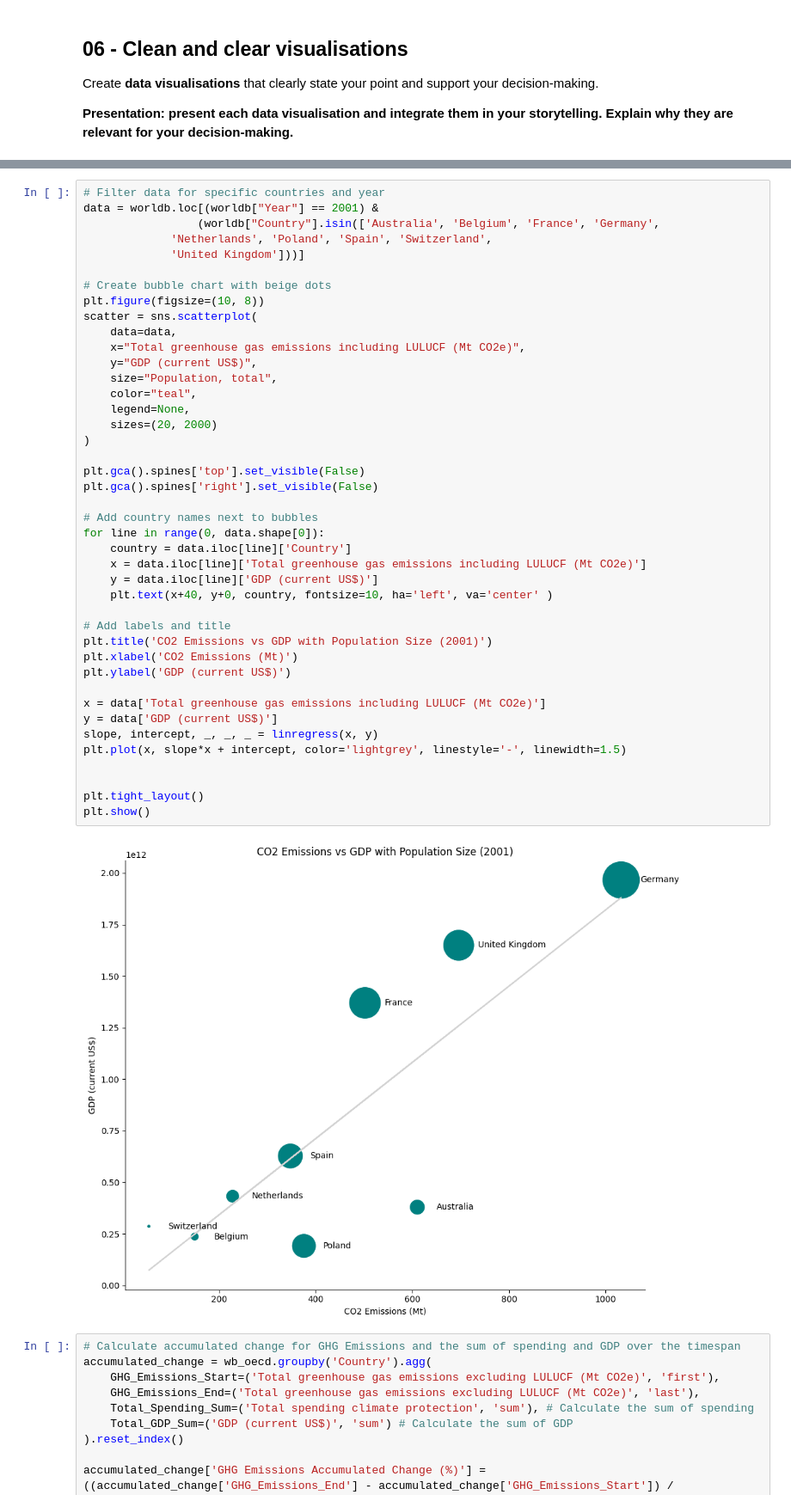
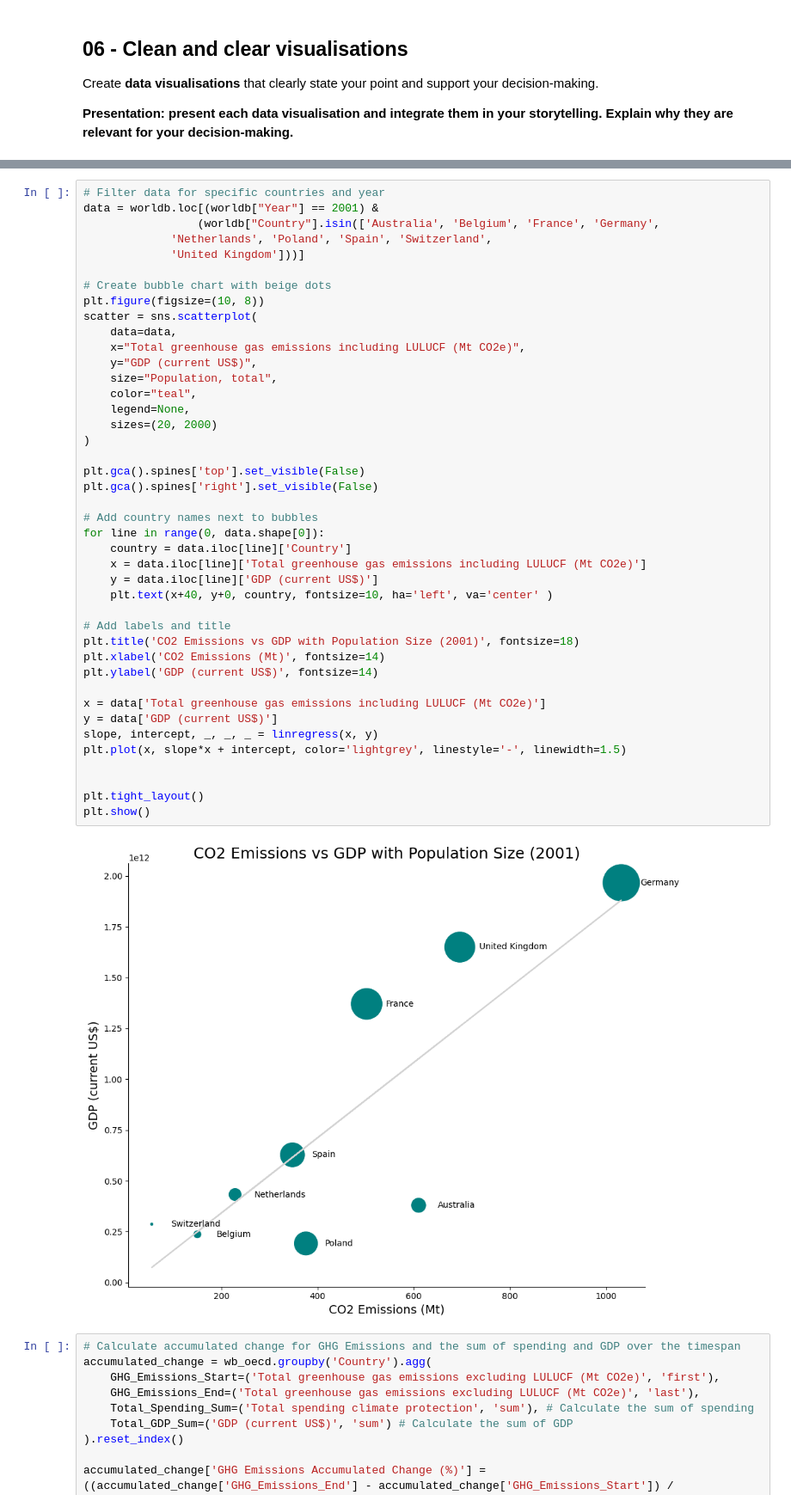
Before and after one commit to cedrickopp-esmt/data_wrangling_team_pluto, a Jupyter notebook: Team_pluto_part03.ipynb, the cells around one changed output, grey strips where cells are left out. Shown: that part at 86% size. Drawn from its saved outputs; the diff is of its cells as text.

```diff
--- a/Team_pluto_part03.ipynb
+++ b/Team_pluto_part03.ipynb
@@ -314,37 +310,37 @@ scatter = sns.scatterplot(
     data=data,
     x="Total greenhouse gas emissions including LULUCF (Mt CO2e)",
     y="GDP (current US$)",
     size="Population, total",
     color="teal",
     legend=None,
     sizes=(20, 2000)
 )
 
 plt.gca().spines['top'].set_visible(False)
 plt.gca().spines['right'].set_visible(False)
 
 # Add country names next to bubbles
 for line in range(0, data.shape[0]):
     country = data.iloc[line]['Country']
     x = data.iloc[line]['Total greenhouse gas emissions including LULUCF (Mt CO2e)']
     y = data.iloc[line]['GDP (current US$)']
     plt.text(x+40, y+0, country, fontsize=10, ha='left', va='center' )
 
 # Add labels and title
-plt.title('CO2 Emissions vs GDP with Population Size (2001)')
-plt.xlabel('CO2 Emissions (Mt)')
-plt.ylabel('GDP (current US$)')
+plt.title('CO2 Emissions vs GDP with Population Size (2001)', fontsize=18)
+plt.xlabel('CO2 Emissions (Mt)', fontsize=14)
+plt.ylabel('GDP (current US$)', fontsize=14)
 
 x = data['Total greenhouse gas emissions including LULUCF (Mt CO2e)']
 y = data['GDP (current US$)']
 slope, intercept, _, _, _ = linregress(x, y)
 plt.plot(x, slope*x + intercept, color='lightgrey', linestyle='-', linewidth=1.5)
 
 
 plt.tight_layout()
 plt.show()
 # %% [output]
-[figure, old version]
+[figure, new version]
 # %%
 # Calculate accumulated change for GHG Emissions and the sum of spending and GDP over the timespan
 accumulated_change = wb_oecd.groupby('Country').agg(
```
Also changed, not shown: parts of 5 cells of this notebook, 2 other files.
